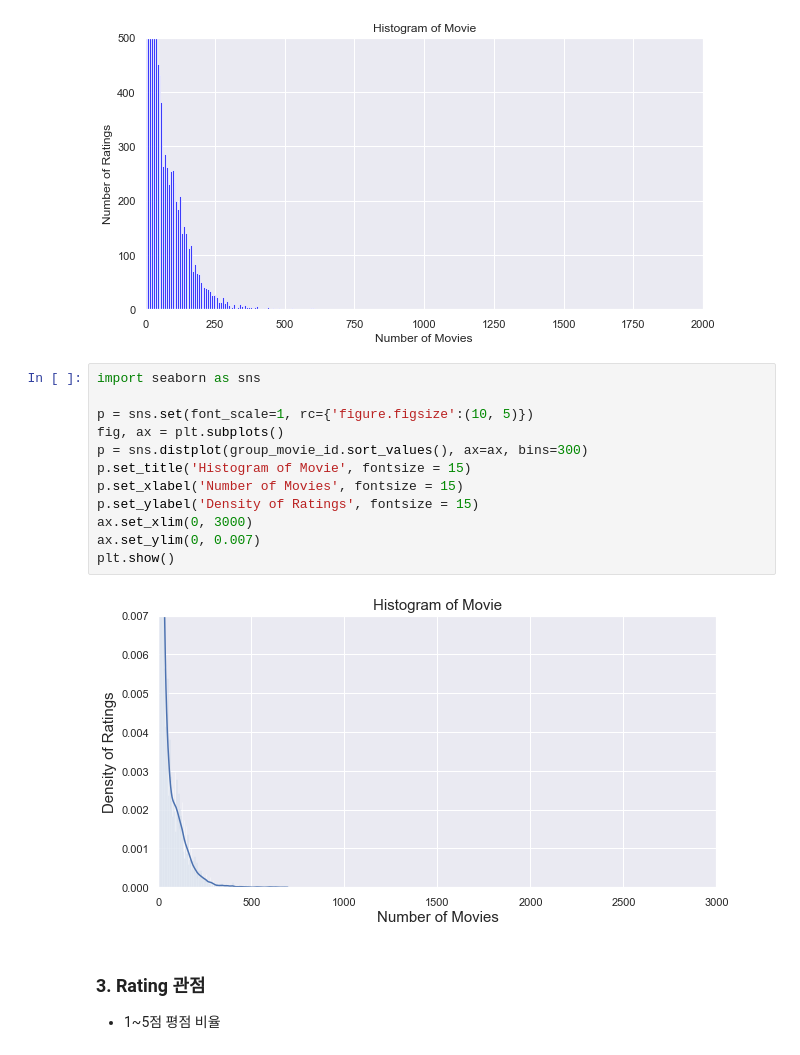
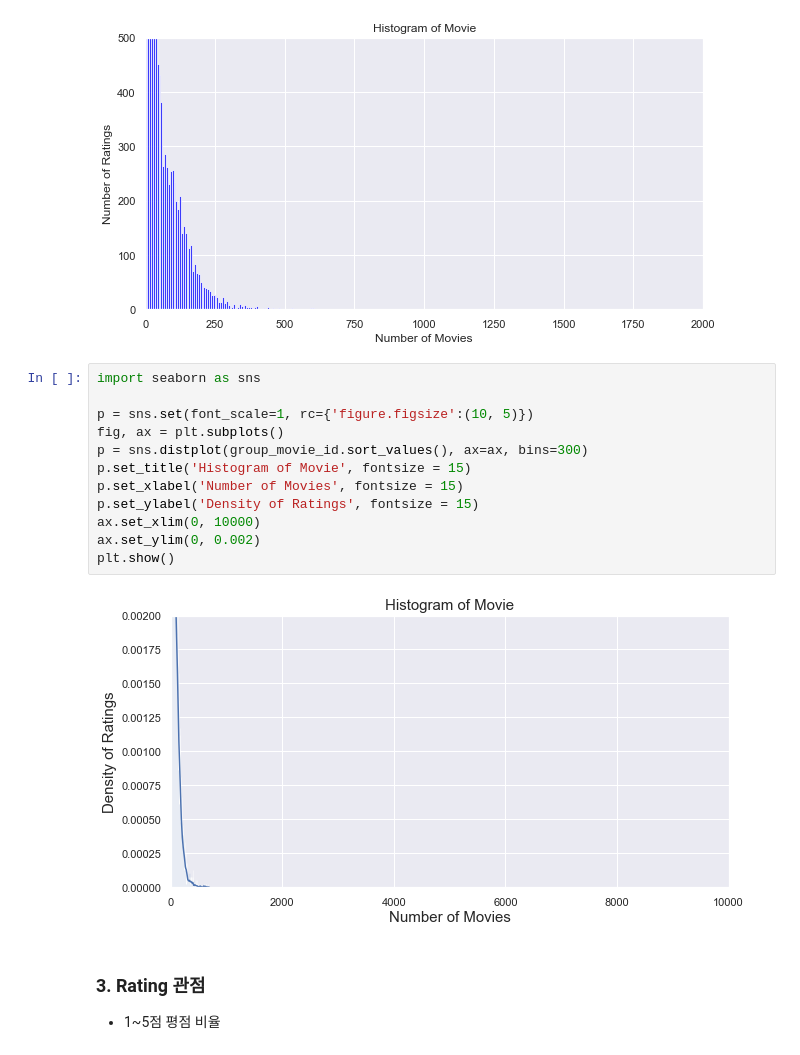
Before and after one commit to keejun-han/NLP_GNN_STUDY, a Jupyter notebook: Movie/long-tail_scailing.ipynb, the cells around one changed output. Drawn from its saved outputs; the diff is of its cells as text.

```diff
--- a/Movie/long-tail_scailing.ipynb
+++ b/Movie/long-tail_scailing.ipynb
@@ -257,17 +257,17 @@ plt.show()
 # %%
 import seaborn as sns
 
 p = sns.set(font_scale=1, rc={'figure.figsize':(10, 5)})
 fig, ax = plt.subplots()
 p = sns.distplot(group_movie_id.sort_values(), ax=ax, bins=300)
 p.set_title('Histogram of Movie', fontsize = 15)
 p.set_xlabel('Number of Movies', fontsize = 15)
 p.set_ylabel('Density of Ratings', fontsize = 15)
-ax.set_xlim(0, 3000)
-ax.set_ylim(0, 0.007)
+ax.set_xlim(0, 10000)
+ax.set_ylim(0, 0.002)
 plt.show()
 # %% [output]
-[figure, old version]
+[figure, new version]
 # %% [markdown]
 ### 3. Rating 관점
 - 1~5점 평점 비율
```
Also changed, not shown: parts of 6 cells of this notebook, 6 other files.
